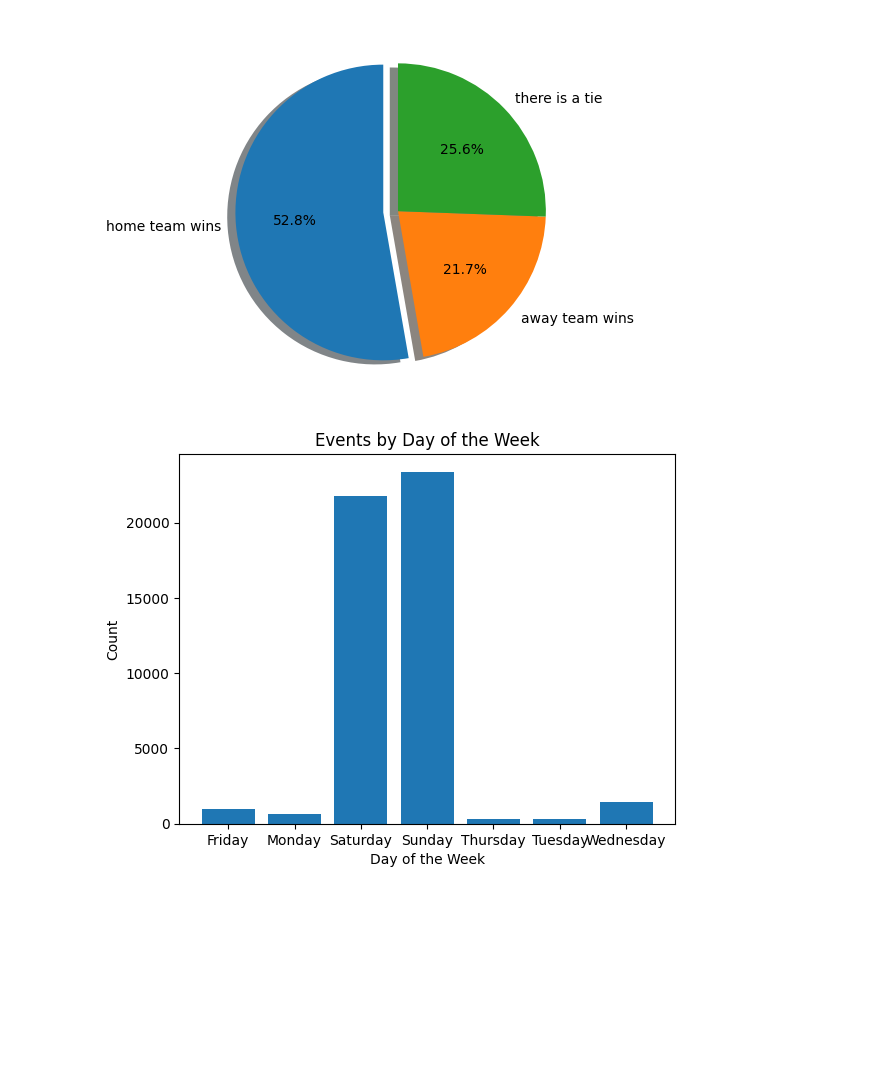
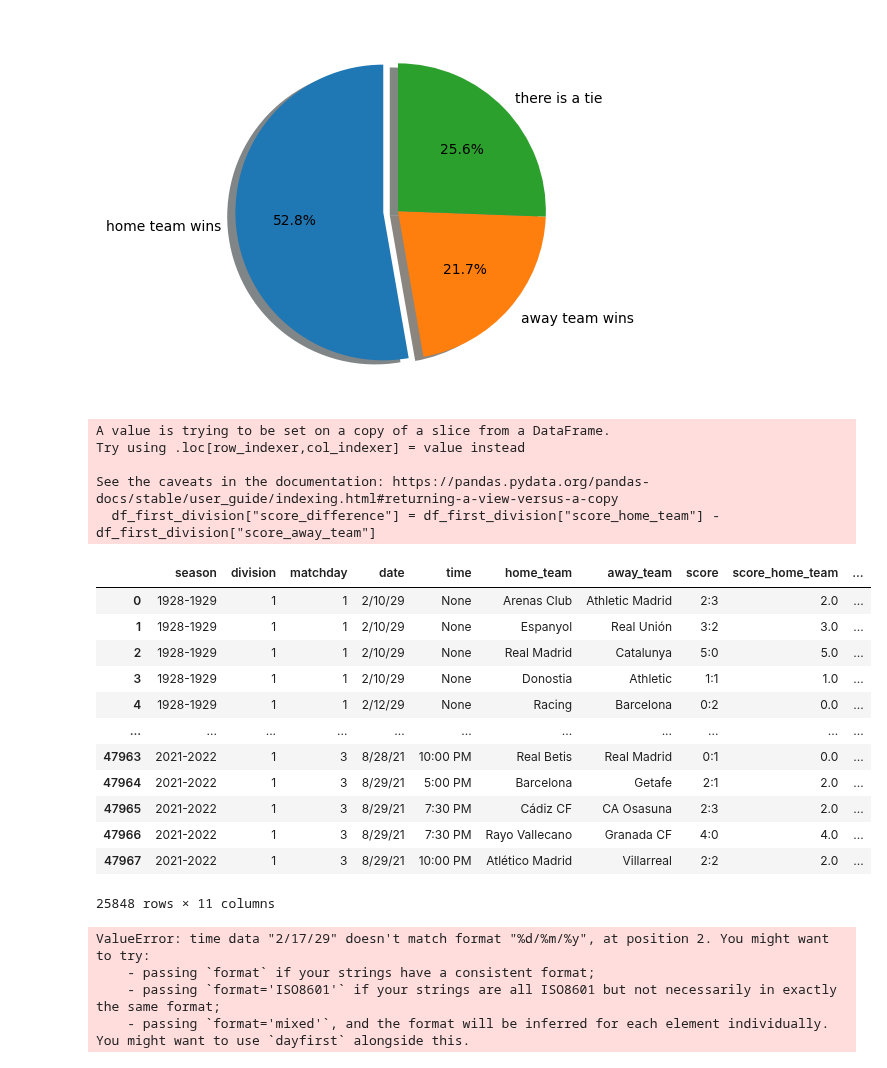
Before and after one commit to tinchit0/la-quiniela, a Jupyter notebook: analysis/data_analysis.ipynb, the cells around one changed output. Drawn from its saved outputs; the diff is of its cells as text; code cells hidden in the pictures; blank space fills up the shorter version.

```diff
--- a/analysis/data_analysis.ipynb
+++ b/analysis/data_analysis.ipynb
@@ -8,6 +9,8 @@ with sqlite3.connect("../laliga.sqlite") as con:
     dr=pd.read_sql_query("SELECT * FROM Predictions",con)
 # %%
 # Exercise 1
+
+df = df.dropna(subset=['score'])
 
 df["score_home_team"] = df["score"].str.split(":").str[0].astype(float)
 df["score_away_team"] = df["score"].str.split(":").str[1].astype(float)
@@ -29,13 +32,36 @@ plt.show()
 # %%
 # Exercise 2
 
-df_first_division=df[df['division']!=2]
+df_first_division = df[df['division'] != 2]
 
 goals_scored = df_first_division.groupby('home_team')['score_home_team'].sum() + df_first_division.groupby('away_team')['score_away_team'].sum()
 top_scorers = goals_scored.sort_values(ascending=False).head(10)
 
 goals_conceded = df_first_division.groupby('home_team')['score_away_team'].sum() + df_first_division.groupby('away_team')['score_home_team'].sum()
 top_conceders = goals_conceded.sort_values(ascending=False).head(10)
+
+df_first_division["score_difference"] = df_first_division["score_home_team"] - df_first_division["score_away_team"]
+
+df_first_division
+# %% [output]
+A value is trying to be set on a copy of a slice from a DataFrame.
+Try using .loc[row_indexer,col_indexer] = value instead
+
+See the caveats in the documentation: https://pandas.pydata.org/pandas-docs/stable/user_guide/indexing.html#returning-a-view-versus-a-copy
+  df_first_division["score_difference"] = df_first_division["score_home_team"] - df_first_division["score_away_team"]
+|  | season | division | matchday | date | time | home_team | away_team | score | score_home_team | ... |
+| 0 | 1928-1929 | 1 | 1 | 2/10/29 | None | Arenas Club | Athletic Madrid | 2:3 | 2.0 | ... |
+| 1 | 1928-1929 | 1 | 1 | 2/10/29 | None | Espanyol | Real Unión | 3:2 | 3.0 | ... |
+| 2 | 1928-1929 | 1 | 1 | 2/10/29 | None | Real Madrid | Catalunya | 5:0 | 5.0 | ... |
+| 3 | 1928-1929 | 1 | 1 | 2/10/29 | None | Donostia | Athletic | 1:1 | 1.0 | ... |
+| 4 | 1928-1929 | 1 | 1 | 2/12/29 | None | Racing | Barcelona | 0:2 | 0.0 | ... |
+| ... | ... | ... | ... | ... | ... | ... | ... | ... | ... | ... |
+| 47963 | 2021-2022 | 1 | 3 | 8/28/21 | 10:00 PM | Real Betis | Real Madrid | 0:1 | 0.0 | ... |
+| 47964 | 2021-2022 | 1 | 3 | 8/29/21 | 5:00 PM | Barcelona | Getafe | 2:1 | 2.0 | ... |
+| 47965 | 2021-2022 | 1 | 3 | 8/29/21 | 7:30 PM | Cádiz CF | CA Osasuna | 2:3 | 2.0 | ... |
+| 47966 | 2021-2022 | 1 | 3 | 8/29/21 | 7:30 PM | Rayo Vallecano | Granada CF | 4:0 | 4.0 | ... |
+| 47967 | 2021-2022 | 1 | 3 | 8/29/21 | 10:00 PM | Atlético Madrid | Villarreal | 2:2 | 2.0 | ... |
+25848 rows × 11 columns
 # %%
 # Exercise 3
 
@@ -50,4 +76,7 @@ plt.ylabel('Count')
 plt.title('Events by Day of the Week')
 plt.show()
 # %% [output]
-[figure, removed]
+ValueError: time data "2/17/29" doesn't match format "%d/%m/%y", at position 2. You might want to try:
+    - passing `format` if your strings have a consistent format;
+    - passing `format='ISO8601'` if your strings are all ISO8601 but not necessarily in exactly the same format;
+    - passing `format='mixed'`, and the format will be inferred for each element individually. You might want to use `dayfirst` alongside this.
```
Also changed, not shown: parts of 1 cell of this notebook.
